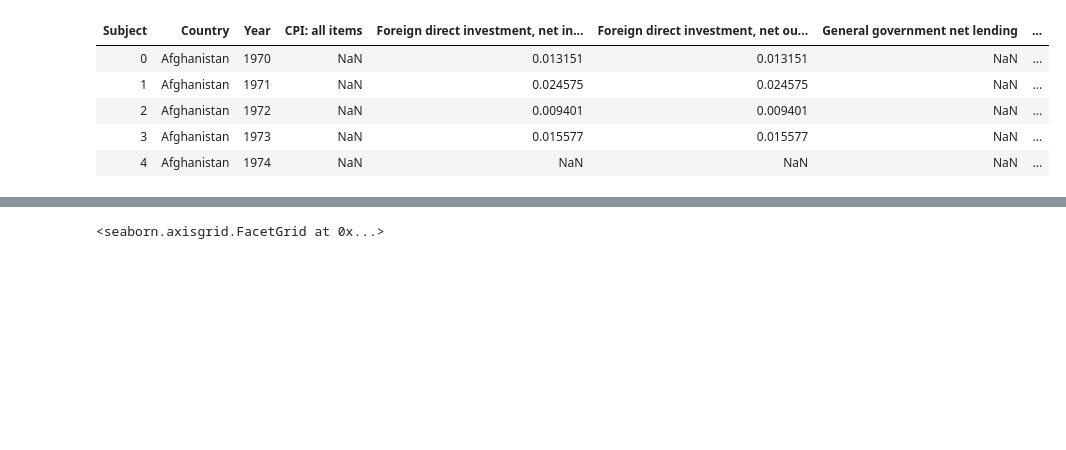
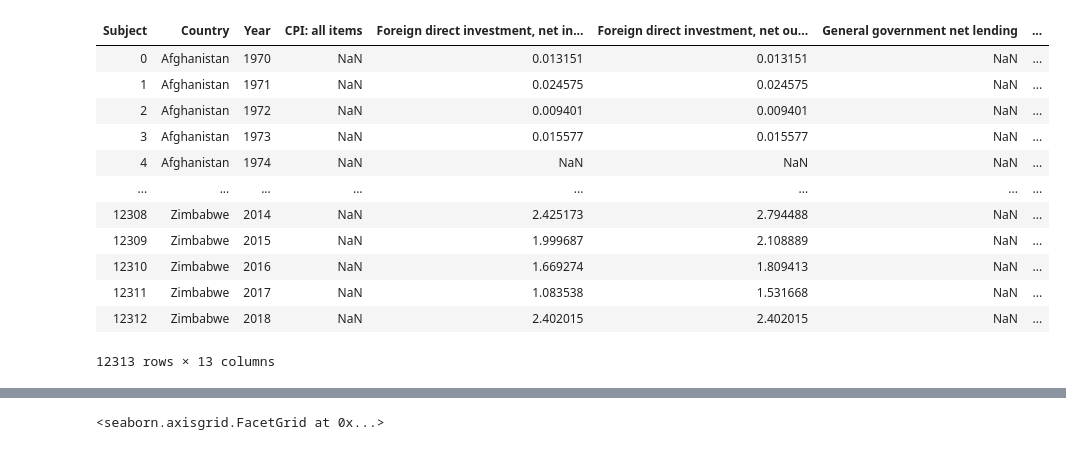
Before and after one commit to YueminLi/Financialization-, a Jupyter notebook: OECD.ipynb, the cells around one changed output, grey strips where cells are left out. Saved outputs shown, nothing was run; the diff lists cells and outputs as text; code cells hidden in the pictures; blank space fills up the shorter version.

```diff
--- a/OECD.ipynb
+++ b/OECD.ipynb
@@ -40,6 +40,12 @@ def oecd_combine(df):
     # rename columns
     df = df.rename(columns={'level_0':'Year', 'Indicator Name':'Subject',
                                        'Country Name':'Country', 0:'Value'})
+    convert_dict = {'Year': int,
+                'Value': float
+               }
+
+    df = df.astype(convert_dict)
+
     return df
 # %%
 fdi_inflow = pd.read_csv('data_source/inflow.csv')
@@ -56,3 +62,5 @@ trade_balance = oecd_combine(trade_balance)
 # %%
 # append to oecd
 oecd_full = oecd.append([gdp, nonfinance, fdi_inflow, fdi_outflow, net_finance, trade_balance])
+# %%
+oecd_full = oecd_full.sort_values(by=['Country', 'Subject', 'Year'])
@@ -59,14 +88,21 @@ oecd_full = oecd.append([gdp, nonfinance, fdi_inflow, fdi_outflow, net_finance,
 # %%
 temp = oecd_full.pivot_table(values='Value', index=['Country', 'Year'], columns=['Subject']).reset_index()
 # %%
-temp.head()
+temp
 # %% [output]
 | Subject | Country | Year | CPI: all items | Foreign direct investment, net in... | Foreign direct investment, net ou... | General government net lending | ... |
 | 0 | Afghanistan | 1970 | NaN | 0.013151 | 0.013151 | NaN | ... |
 | 1 | Afghanistan | 1971 | NaN | 0.024575 | 0.024575 | NaN | ... |
 | 2 | Afghanistan | 1972 | NaN | 0.009401 | 0.009401 | NaN | ... |
 | 3 | Afghanistan | 1973 | NaN | 0.015577 | 0.015577 | NaN | ... |
 | 4 | Afghanistan | 1974 | NaN | NaN | NaN | NaN | ... |
+| ... | ... | ... | ... | ... | ... | ... | ... |
+| 12308 | Zimbabwe | 2014 | NaN | 2.425173 | 2.794488 | NaN | ... |
+| 12309 | Zimbabwe | 2015 | NaN | 1.999687 | 2.108889 | NaN | ... |
+| 12310 | Zimbabwe | 2016 | NaN | 1.669274 | 1.809413 | NaN | ... |
+| 12311 | Zimbabwe | 2017 | NaN | 1.083538 | 1.531668 | NaN | ... |
+| 12312 | Zimbabwe | 2018 | NaN | 2.402015 | 2.402015 | NaN | ... |
+12313 rows × 13 columns
 # %%
 oecd_country = temp.loc[(temp['Country']=='Australia')|(temp['Country']=='Austria')|
                        (temp['Country']=='Belgium')|(temp['Country']=='Canada')|
```
Also changed, not shown: parts of 7 cells of this notebook.
